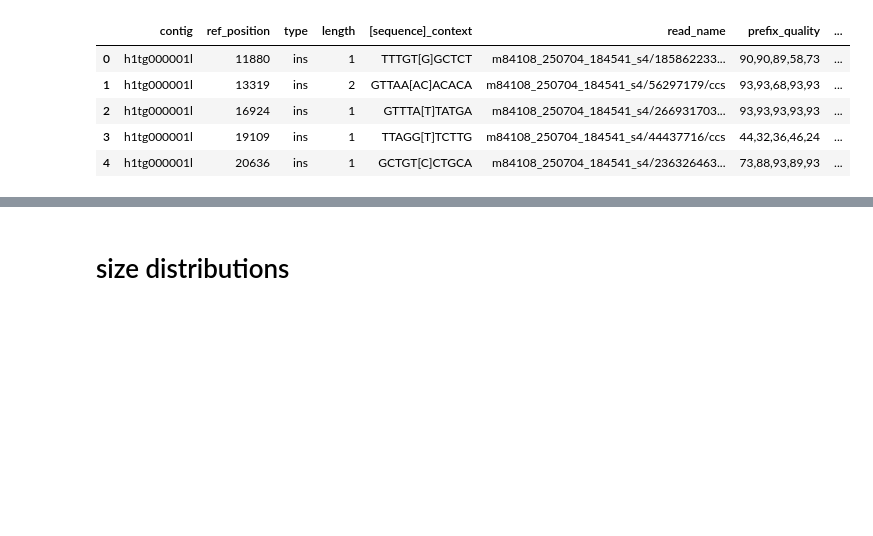
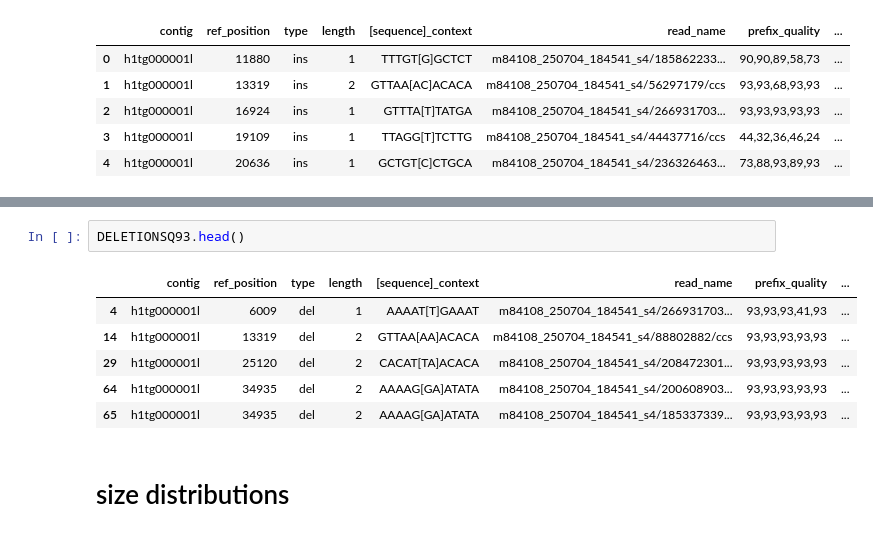
Before and after one commit to PeterKADam/indel_scanner, a Jupyter notebook: indel_analysis.ipynb, the cells around one changed output, grey strips where cells are left out. Cells and saved outputs as stored; diff of their text form; blank space fills up the shorter version.

```diff
--- a/indel_analysis.ipynb
+++ b/indel_analysis.ipynb
@@ -26,3 +83,12 @@ INSERTIONS.head()
+# %%
+DELETIONSQ93.head()
+# %% [output]
+|  | contig | ref_position | type | length | [sequence]_context | read_name | prefix_quality | ... |
+| 4 | h1tg000001l | 6009 | del | 1 | AAAAT[T]GAAAT | m84108_250704_184541_s4/266931703... | 93,93,93,41,93 | ... |
+| 14 | h1tg000001l | 13319 | del | 2 | GTTAA[AA]ACACA | m84108_250704_184541_s4/88802882/ccs | 93,93,93,93,93 | ... |
+| 29 | h1tg000001l | 25120 | del | 2 | CACAT[TA]ACACA | m84108_250704_184541_s4/208472301... | 93,93,93,93,93 | ... |
+| 64 | h1tg000001l | 34935 | del | 2 | AAAAG[GA]ATATA | m84108_250704_184541_s4/200608903... | 93,93,93,93,93 | ... |
+| 65 | h1tg000001l | 34935 | del | 2 | AAAAG[GA]ATATA | m84108_250704_184541_s4/185337339... | 93,93,93,93,93 | ... |
 # %% [markdown]
 # size distributions
 # %%
```
Also changed, not shown: parts of 8 cells of this notebook, 6 other files.
